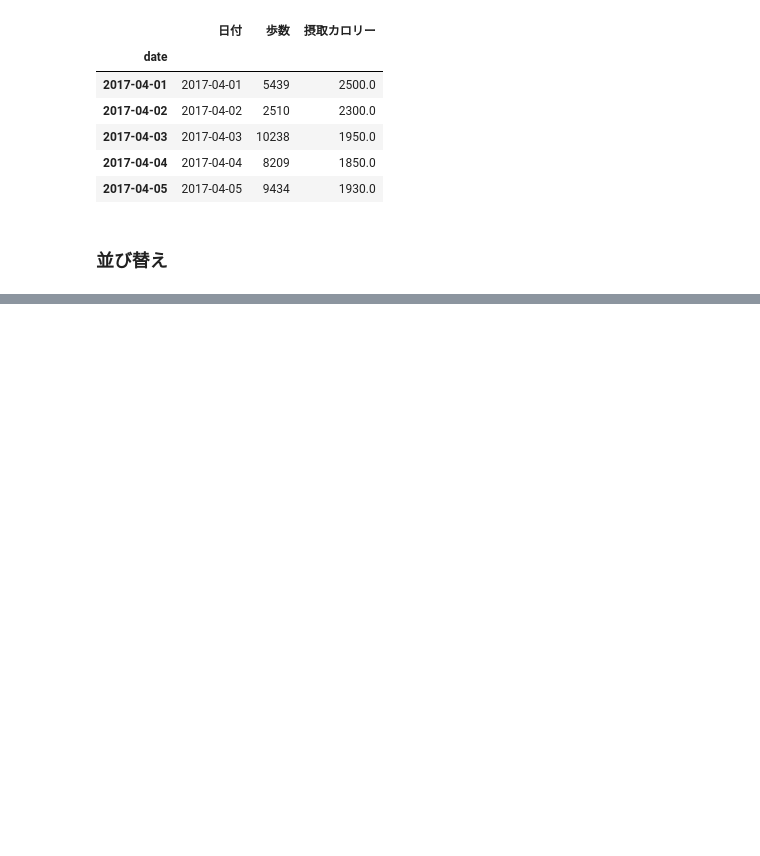
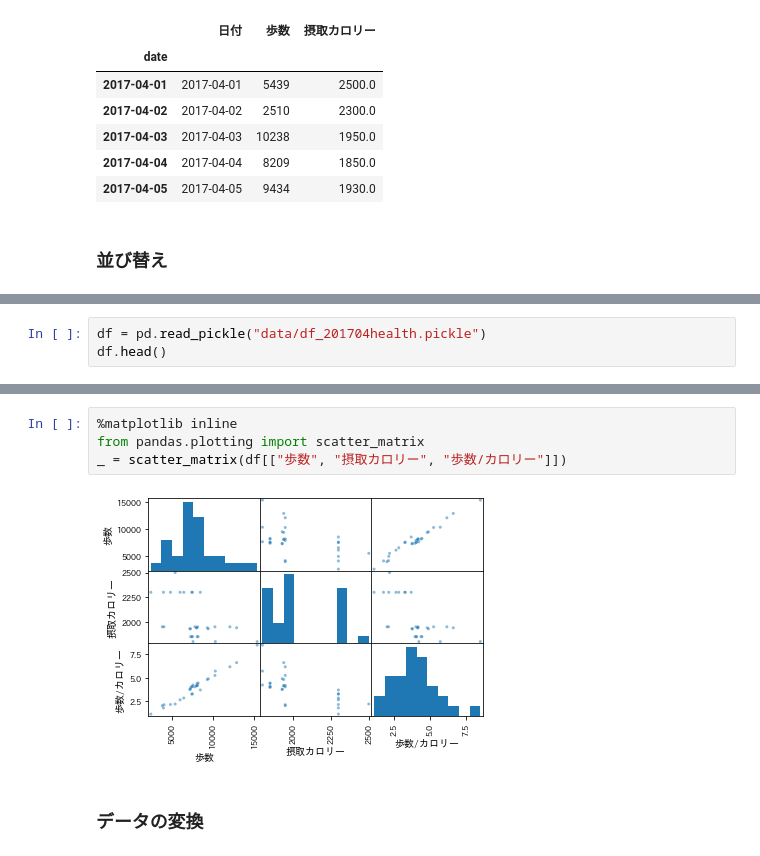
Before and after one commit to kotarott/Python_DataAnalytics_Exercise, a Jupyter notebook: データ分析_pandas基礎.ipynb, the cells around one changed output, grey strips where cells are left out. Cells and saved outputs as stored; diff of their text form; blank space fills up the shorter version.

Commit message:
finish matplotlib

```diff
--- a/データ分析_pandas基礎.ipynb
+++ b/データ分析_pandas基礎.ipynb
@@ -319,0 +629,3 @@ df.head()
+# %%
+df = pd.read_pickle("data/df_201704health.pickle")
+df.head()
@@ -319,0 +698,8 @@ df.head()
+# %%
+%matplotlib inline
+from pandas.plotting import scatter_matrix
+_ = scatter_matrix(df[["歩数", "摂取カロリー", "歩数/カロリー"]])
+# %% [output]
+[figure, added]
+# %% [markdown]
+### データの変換
```
Also changed, not shown: parts of 50 cells of this notebook, 3 other files.
